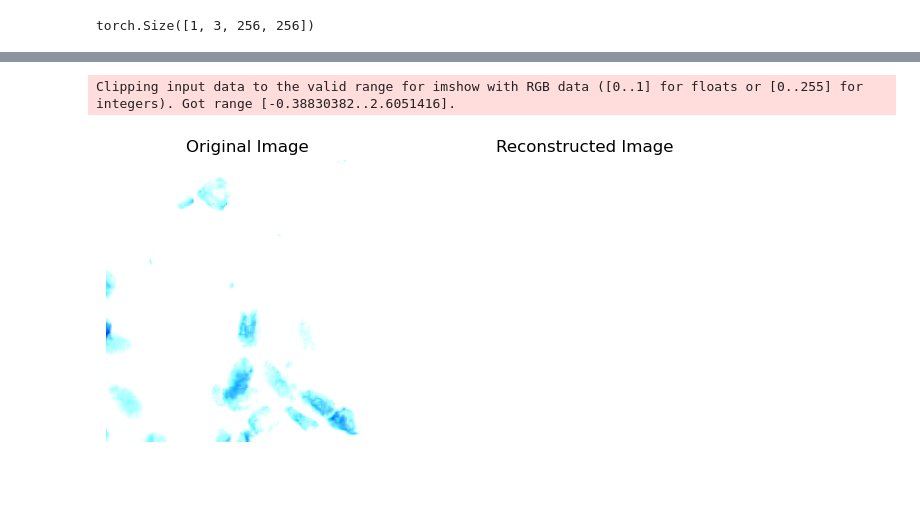
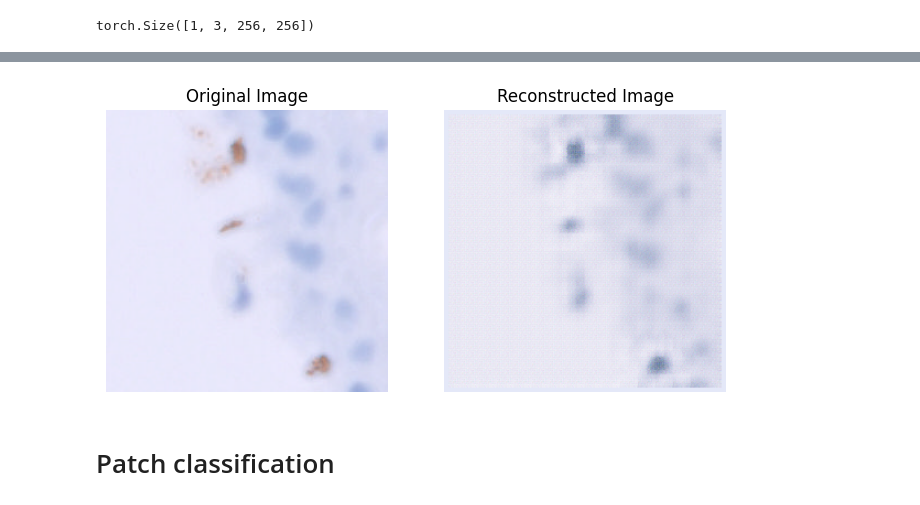
Before and after one commit to Pikurrot/MED-GIA, a Jupyter notebook: AnomalyDetection/inference_autoencoder_big.ipynb, the cells around one changed output, grey strips where cells are left out. Cells and saved outputs as stored; diff of their text form; code cells hidden in the pictures.

```diff
--- a/AnomalyDetection/inference_autoencoder_big.ipynb
+++ b/AnomalyDetection/inference_autoencoder_big.ipynb
@@ -4,12 +6,11 @@ from torchvision import transforms
 import matplotlib.pyplot as plt
 from PIL import Image
 from Autoencoder import Autoencoder
+from Autoencoder_big import ImprovedAutoencoder
 import yaml
 import os
 import cv2
 import numpy as np
-from Autoencoder_big import ImprovedAutoencoder
-from utils import transform_image
 
 device = torch.device("cuda" if torch.cuda.is_available() else "cpu")
 print(f"Using {device} device")
@@ -19,24 +20,30 @@ model = ImprovedAutoencoder()
 
 # Load model.pth if exists
 try:
-	model.load_state_dict(torch.load("C:/Users/Usuario/Documents/GitHub/MED-GIA/AnomalyDetection/models/Autoencoder_modified_1epoch.pth"))
+	model.load_state_dict(torch.load("models/ImprovedAutoencoder.pth"))
 except FileNotFoundError:
 	print("No model.pth found")
 model.to(device)
 model.eval()
 
+# Define a transform to preprocess the image
+transform = transforms.Compose([
+		transforms.Resize((256,256)),
+		transforms.ToTensor(),
+		transforms.Normalize((0.5, 0.5, 0.5), (0.5, 0.5, 0.5))
+	])
+
 # Load data path
 with open("../config.yml", "r") as file:
 	config = yaml.safe_load(file)
-	data_path = config["annotated_data_path"]
+	data_path = config["dataset_path"]
 # %% [output]
 Using cuda device
 # %%
 # Load and preprocess the image
-image = Image.open(os.path.join(data_path, "B22-25_0/02816.png")).convert('RGB') # Negative
-#image = Image.open(os.path.join(data_path, "B22-46_0/01039.png")).convert('RGB') # Positive
-# TODO: remove alpha channel
-input_image = transform_image(image,(256,256)).unsqueeze(0) # Add batch dimension
+# image = Image.open(os.path.join(data_path, "CrossValidation/Annotated/B22-25_0/02816.png")) # Negative
+image = Image.open(os.path.join(data_path, "CrossValidation/Annotated/B22-37_0/00045_Aug1.png")).convert("RGB") # Positive
+input_image = transform(image).unsqueeze(0) # Add batch dimension
 print(input_image.shape)
 # %% [output]
 torch.Size([1, 3, 256, 256])
@@ -47,22 +62,39 @@ with torch.no_grad():
 # %%
+def postprocess(tensor, p=0):
+	if tensor.dim() == 4:
+		tensor = tensor.squeeze(0)
+	tensor = tensor.cpu()
+	tensor = tensor * 0.5 + 0.5
+	tensor = tensor * 255
+	tensor = tensor.clamp(0, 255)
+	tensor = tensor.type(torch.uint8)
+	tensor = tensor.permute(1, 2, 0).numpy()
+	if p > 0:
+		# center crop
+		tensor = tensor[p:256-p, p:256-p, :]
+		# padd again with blue color
+		tensor = cv2.copyMakeBorder(tensor, p, p, p, p, cv2.BORDER_CONSTANT, value=[228, 232, 248])
+	return tensor
+
 # Convert tensors to images for visualization
-input_image_np = input_image.squeeze(0).permute(1, 2, 0).numpy()
-reconstructed_image_np = reconstructed_image.cpu().squeeze(0).permute(1, 2, 0).numpy()#*255
+input_image_np = postprocess(input_image)
+reconstructed_image_np = postprocess(reconstructed_image, p=4)
 
 # Display the original and reconstructed images
 plt.figure(figsize=(8, 4))
 
 plt.subplot(1, 2, 1)
 plt.title("Original Image")
 plt.imshow(input_image_np)
 plt.axis("off")
 
 plt.subplot(1, 2, 2)
 plt.title("Reconstructed Image")
 plt.imshow(reconstructed_image_np)
 plt.axis("off")
 
 plt.show()
 # %% [output]
-Clipping input data to the valid range for imshow with RGB data ([0..1] for floats or [0..255] for integers). Got range [-0.38830382..2.6051416].
-[figure, old version]
+[figure, new version]
+# %% [markdown]
+# Patch classification
```
Also changed, not shown: parts of 21 cells of this notebook, 2 other files.
